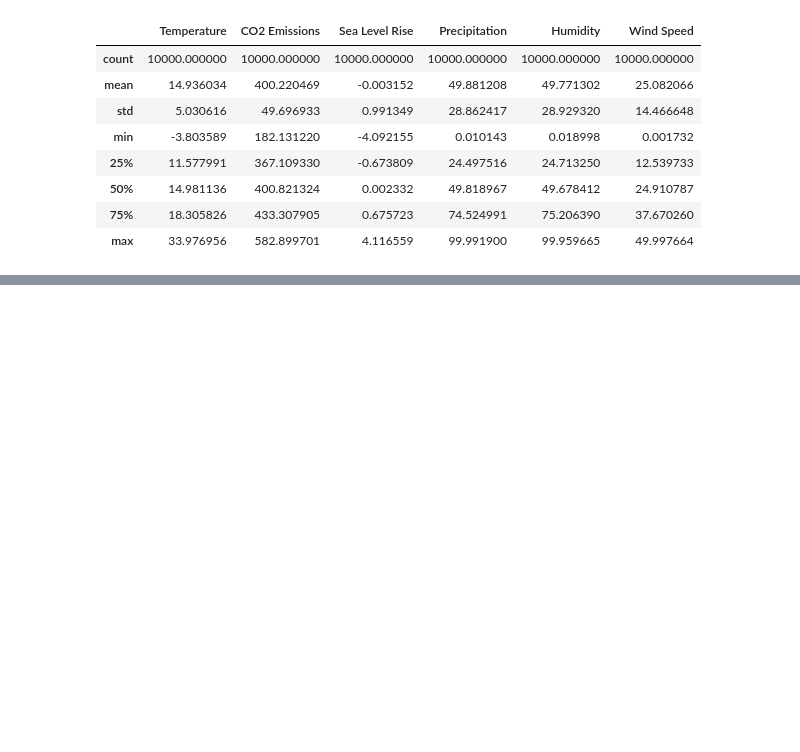
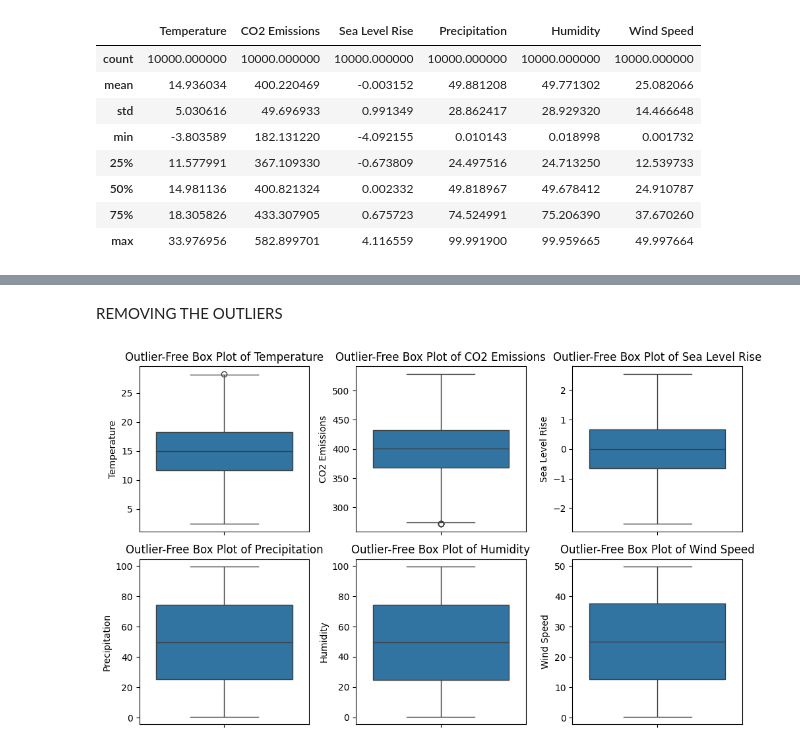
Before and after one commit to 104Rajendraprasath/Climate-Change-Prediction, a Jupyter notebook: Climate_Change_Prediction.ipynb, the cells around one changed output, grey strips where cells are left out. Drawn from its saved outputs; the diff is of its cells as text; code cells hidden in the pictures; blank space fills up the shorter version.

```diff
--- a/Climate_Change_Prediction.ipynb
+++ b/Climate_Change_Prediction.ipynb
@@ -67,0 +162,34 @@ dtype: int64
+# %% [markdown]
+REMOVING THE OUTLIERS
+# %%
+# List of columns to check for outliers
+columns_to_check = ["Temperature", "CO2 Emissions", "Sea Level Rise", "Precipitation", "Humidity", "Wind Speed"]
+
+# Function to remove outliers using the IQR method
+def remove_outliers(df, columns):
+    for column in columns:
+        Q1 = df[column].quantile(0.25)
+        Q3 = df[column].quantile(0.75)
+        IQR = Q3 - Q1
+        lower_bound = Q1 - 1.5 * IQR
+        upper_bound = Q3 + 1.5 * IQR
+        df = df[(df[column] >= lower_bound) & (df[column] <= upper_bound)]
+    return df
+
+# Apply the function to remove outliers from the DataFrame
+df = remove_outliers(df, columns_to_check)
+
+# Set up the matplotlib figure
+plt.figure(figsize=(10, 6))
+
+# Loop through each column and create a box plot for the cleaned data
+for i, column in enumerate(columns_to_check, 1):
+    plt.subplot(2, 3, i)  # Adjust the subplot grid (2 rows, 3 columns)
+    sns.boxplot(y=df[column])
+    plt.title(f'Outlier-Free Box Plot of {column}')
+
+# Adjust layout to prevent overlap
+plt.tight_layout()
+plt.show()
+# %% [output]
+[figure, added]
```
Also changed, not shown: parts of 36 cells of this notebook.
